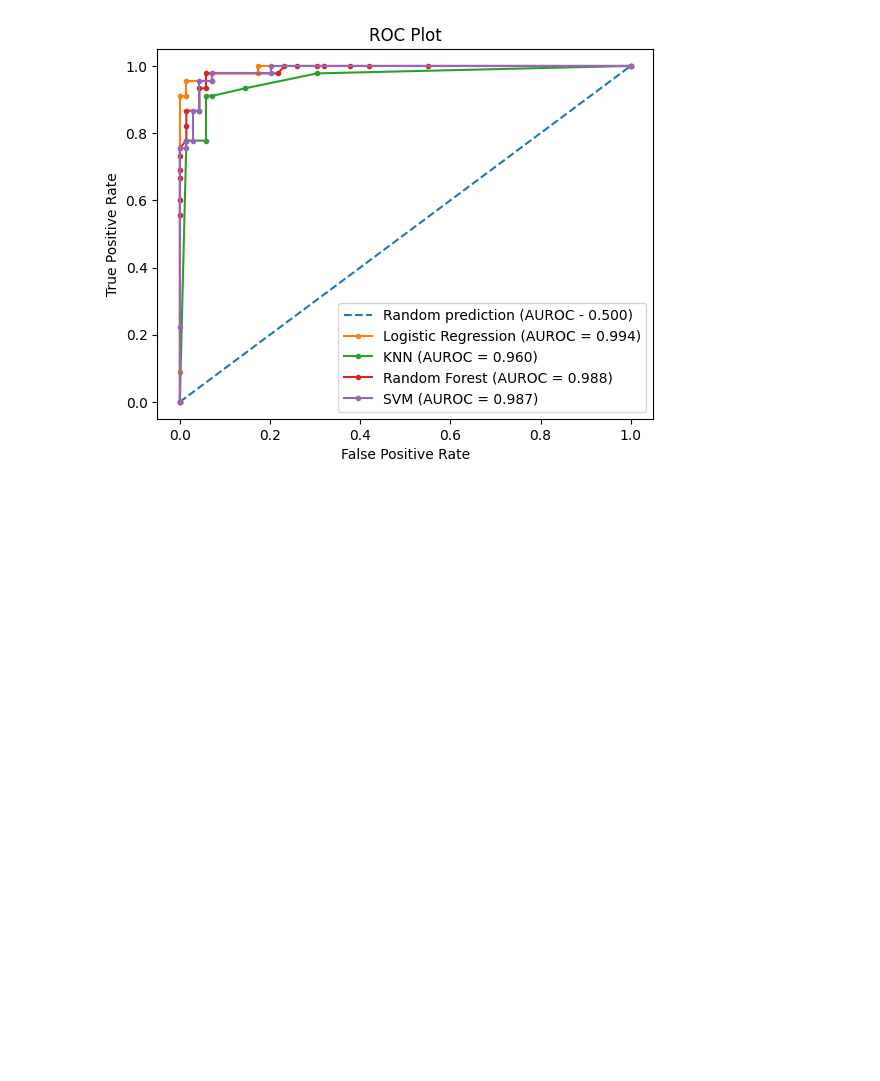
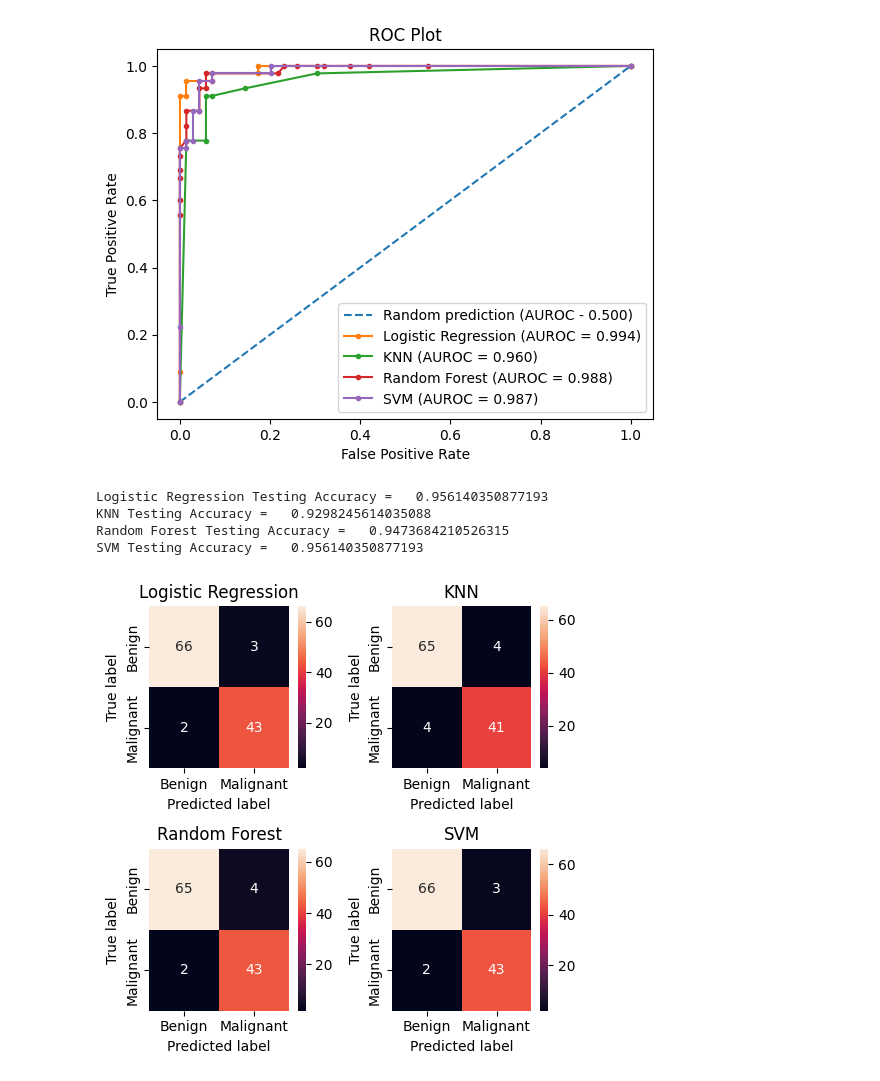
Before and after one commit to jakhin03/Project_ML_HUST, a Jupyter notebook: Breast Cancer Detection.ipynb, the cells around one changed output. Saved outputs shown, nothing was run; the diff lists cells and outputs as text; code cells hidden in the pictures; blank space fills up the shorter version.

```diff
--- a/Breast Cancer Detection.ipynb
+++ b/Breast Cancer Detection.ipynb
@@ -639,3 +692,46 @@ plt.legend()
 plt.show()
 # %% [output]
 [figure]
+# %%
+# Define a dictionary to map model indices to model names
+model_names = {
+    0: 'Logistic Regression',
+    1: 'KNN',
+    2: 'Random Forest',
+    3: 'SVM'
+}
+
+# Create a 2x2 grid of subplots
+fig, axs = plt.subplots(2, 2, figsize=(5, 5))
+
+class_labels = ['Benign', 'Malignant']
+
+# Loop over the four models
+for i, model in enumerate([log_model, KNN_model, rf_model, SVM_model]):
+    # Get the confusion matrix for the current model
+    cm = confusion_matrix(Y_test, model.predict(X_test))
+    TP = cm[0][0]
+    TN = cm[1][1]
+    FN = cm[1][0]
+    FP = cm[0][1]
+    print(model_names[i] + " Testing Accuracy =  ", (TP + TN)/ (TP + TN + FN + FP))
+
+
+    # Plot the confusion matrix as a heatmap in the current subplot
+    ax = axs[i // 2, i % 2]
+    sns.heatmap(cm, annot=True, fmt='g', ax=ax, xticklabels=class_labels, yticklabels=class_labels)
+
+    # Set the axis labels and title for the current subplot
+    ax.set_xlabel('Predicted label')
+    ax.set_ylabel('True label')
+    ax.set_title(model_names[i])
+
+# Adjust the spacing between the subplots and show the plot
+plt.tight_layout()
+plt.show()
+# %% [output]
+Logistic Regression Testing Accuracy =   0.956140350877193
+KNN Testing Accuracy =   0.9298245614035088
+Random Forest Testing Accuracy =   0.9473684210526315
+SVM Testing Accuracy =   0.956140350877193
+[figure, added]
```
Also changed, not shown: parts of 6 cells of this notebook.
